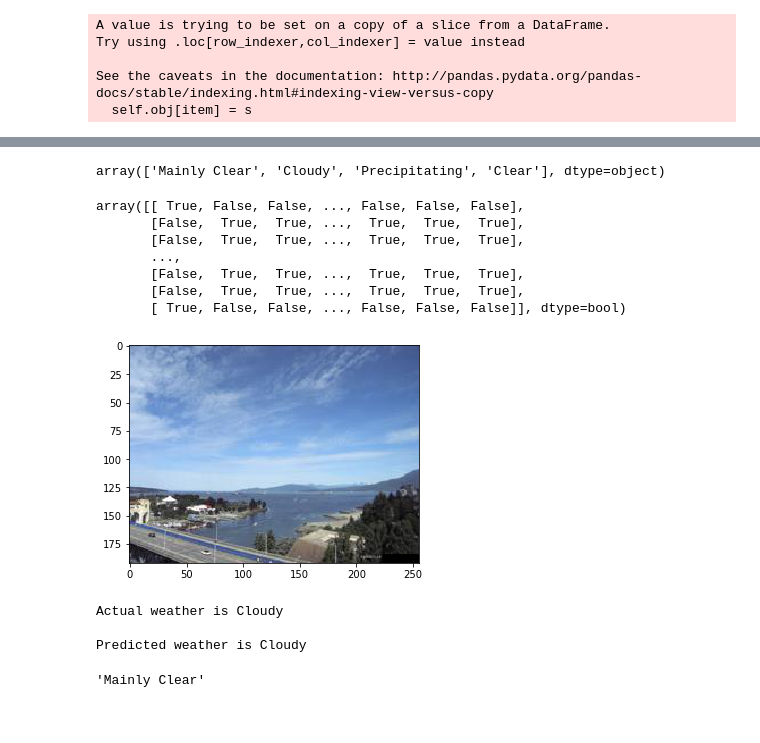
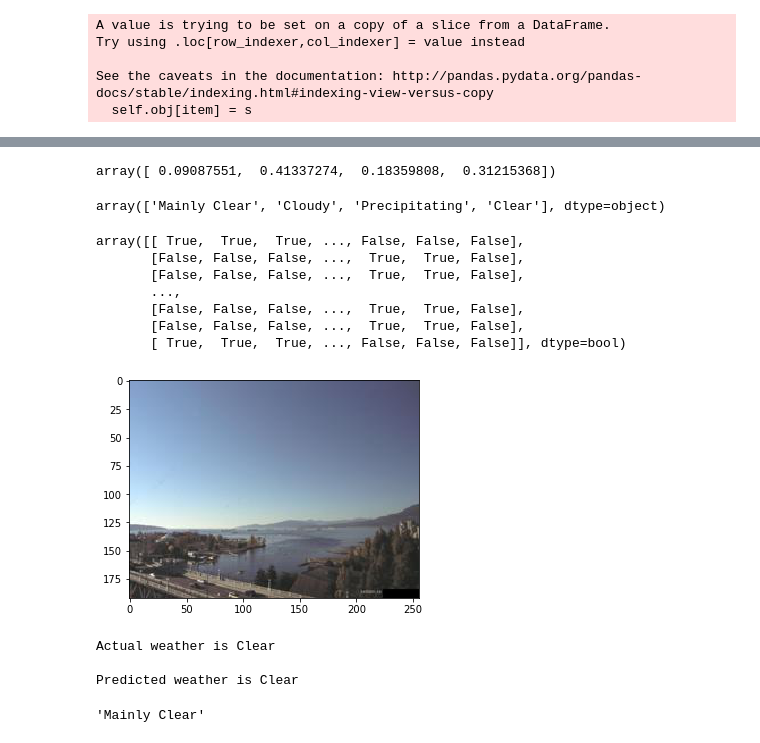
Before and after one commit to AFettes/DataScienceProject, a Jupyter notebook: project.ipynb, the cells around one changed output, grey strips where cells are left out. Cells and saved outputs as stored; diff of their text form; code cells hidden in the pictures.

```diff
--- a/project.ipynb
+++ b/project.ipynb
@@ -139,3 +169,5 @@ Try using .loc[row_indexer,col_indexer] = value instead
 
 See the caveats in the documentation: http://pandas.pydata.org/pandas-docs/stable/indexing.html#indexing-view-versus-copy
   self.obj[item] = s
+# %%
+weatherDataGrouped['Weather'][weatherDataGrouped['Weather'].isin(['Precipitating'])] = 'Precipitating'
@@ -143,7 +188,7 @@ See the caveats in the documentation: http://pandas.pydata.org/pandas-docs/stabl
 images_train, images_test, names_train, names_test = train_test_split(weatherDataGrouped[['Blueness', 'Redness', 'Greeness', 'Brightness', 'Gradient']].values, weatherDataGrouped[['Weather']].values)
 myModel = make_pipeline(
     StandardScaler(),
-    SVC(C=2))
+    SVC(C=2, class_weight='balanced'))
 myModel.fit(images_train, names_train)
 myModel.score(images_test, names_test)
 # %% [output]
@@ -151,3 +204,7 @@ myModel.score(images_test, names_test)
+# %%
+c
+# %% [output]
+array([ 0.09087551,  0.41337274,  0.18359808,  0.31215368])
 # %%
 weatherDataGrouped['Weather'].unique()
 # %% [output]
@@ -155,23 +212,23 @@ array(['Mainly Clear', 'Cloudy', 'Precipitating', 'Clear'], dtype=object)
 # %%
 myModel.predict(weatherDataGrouped[['Blueness', 'Redness', 'Greeness', 'Brightness', 'Gradient']].values) == weatherDataGrouped[['Weather']].values
 # %% [output]
-array([[ True, False, False, ..., False, False, False],
-       [False,  True,  True, ...,  True,  True,  True],
-       [False,  True,  True, ...,  True,  True,  True],
+array([[ True,  True,  True, ..., False, False, False],
+       [False, False, False, ...,  True,  True, False],
+       [False, False, False, ...,  True,  True, False],
        ...,
-       [False,  True,  True, ...,  True,  True,  True],
-       [False,  True,  True, ...,  True,  True,  True],
-       [ True, False, False, ..., False, False, False]], dtype=bool)
+       [False, False, False, ...,  True,  True, False],
+       [False, False, False, ...,  True,  True, False],
+       [ True,  True,  True, ..., False, False, False]], dtype=bool)
 # %%
 n = 0
 # %%
-n = n+1
-plt.imshow(actualImages[n, :, :, :])
+n = 2692
+plt.imshow(actualImages[2929, :, :, :])
 plt.show()
 print("Actual weather is " + weatherDataGrouped[['Weather']].values[n][0] + "\n")
 print("Predicted weather is " + myModel.predict(weatherDataGrouped[['Blueness', 'Redness', 'Greeness', 'Brightness', 'Gradient']].values)[n] + "\n")
 # %% [output]
-[figure, old version]
+[figure, new version]
-Actual weather is Cloudy
+Actual weather is Clear
 
-Predicted weather is Cloudy
+Predicted weather is Clear
```
Also changed, not shown: parts of 26 cells of this notebook, 1 other file.
